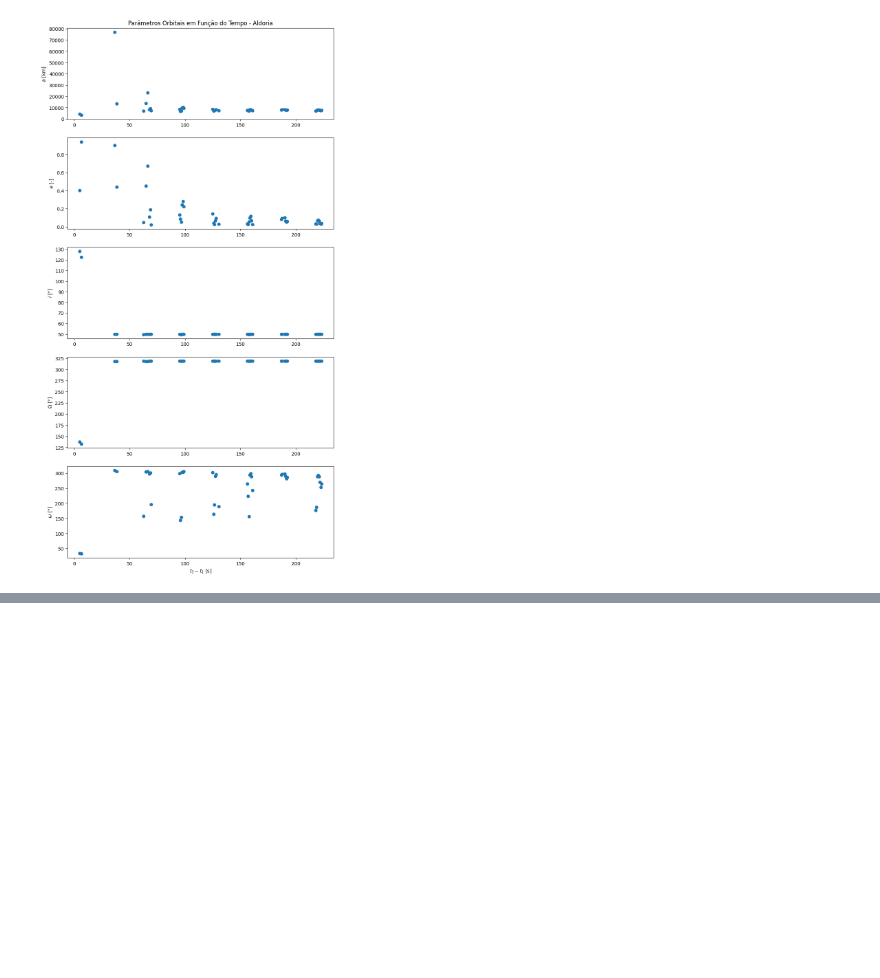
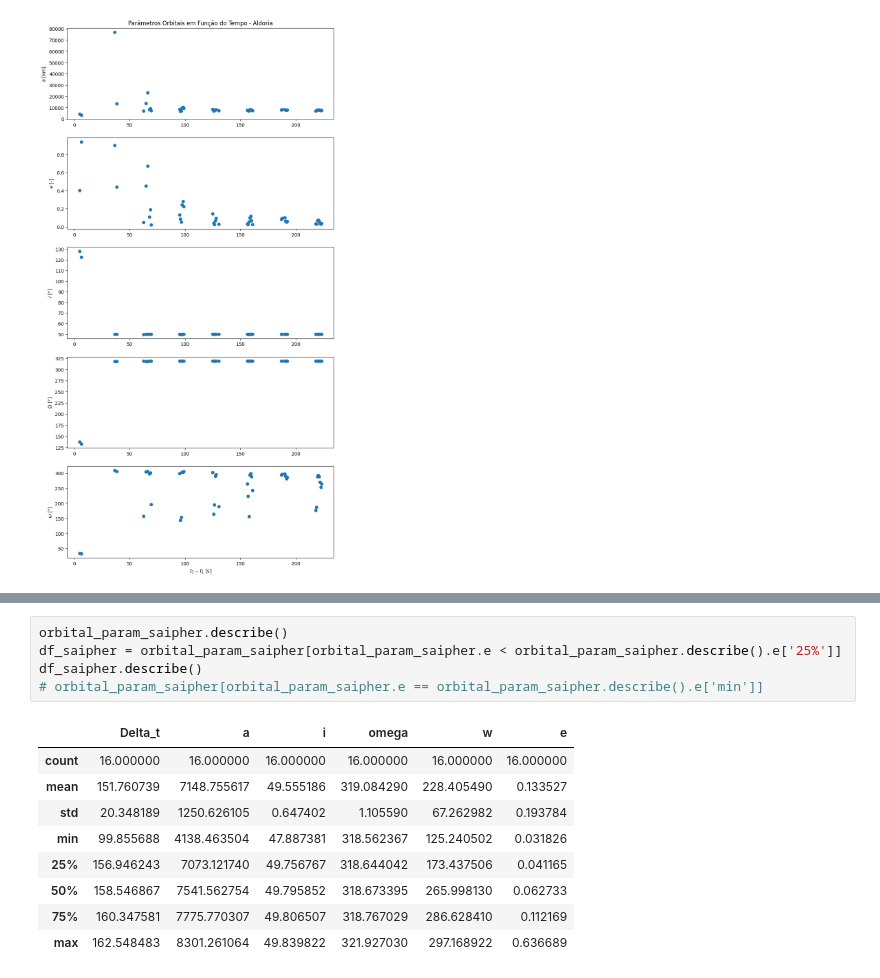
Before and after one commit to Rafa1914/spacepykit, a Jupyter notebook: orbit-determination-notebook.ipynb, the cells around one changed output, grey strips where cells are left out. Drawn from its saved outputs; the diff is of its cells as text; blank space fills up the shorter version.

```diff
--- a/orbit-determination-notebook.ipynb
+++ b/orbit-determination-notebook.ipynb
@@ -810,0 +805,15 @@ plt.show()
+# %%
+orbital_param_saipher.describe()
+df_saipher = orbital_param_saipher[orbital_param_saipher.e < orbital_param_saipher.describe().e['25%']]
+df_saipher.describe()
+# orbital_param_saipher[orbital_param_saipher.e == orbital_param_saipher.describe().e['min']]
+# %% [output]
+|  | Delta_t | a | i | omega | w | e |
+| count | 16.000000 | 16.000000 | 16.000000 | 16.000000 | 16.000000 | 16.000000 |
+| mean | 151.760739 | 7148.755617 | 49.555186 | 319.084290 | 228.405490 | 0.133527 |
+| std | 20.348189 | 1250.626105 | 0.647402 | 1.105590 | 67.262982 | 0.193784 |
+| min | 99.855688 | 4138.463504 | 47.887381 | 318.562367 | 125.240502 | 0.031826 |
+| 25% | 156.946243 | 7073.121740 | 49.756767 | 318.644042 | 173.437506 | 0.041165 |
+| 50% | 158.546867 | 7541.562754 | 49.795852 | 318.673395 | 265.998130 | 0.062733 |
+| 75% | 160.347581 | 7775.770307 | 49.806507 | 318.767029 | 286.628410 | 0.112169 |
+| max | 162.548483 | 8301.261064 | 49.839822 | 321.927030 | 297.168922 | 0.636689 |
```
Also changed, not shown: parts of 3 cells of this notebook.
